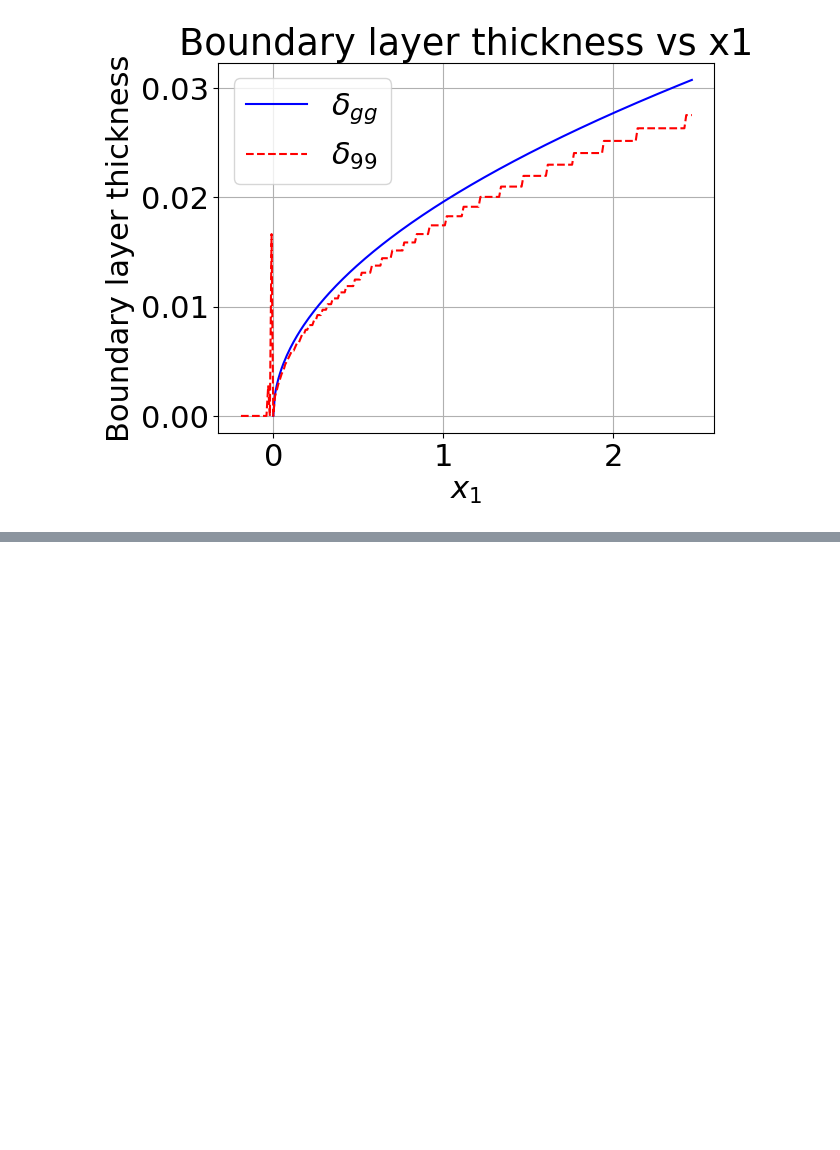
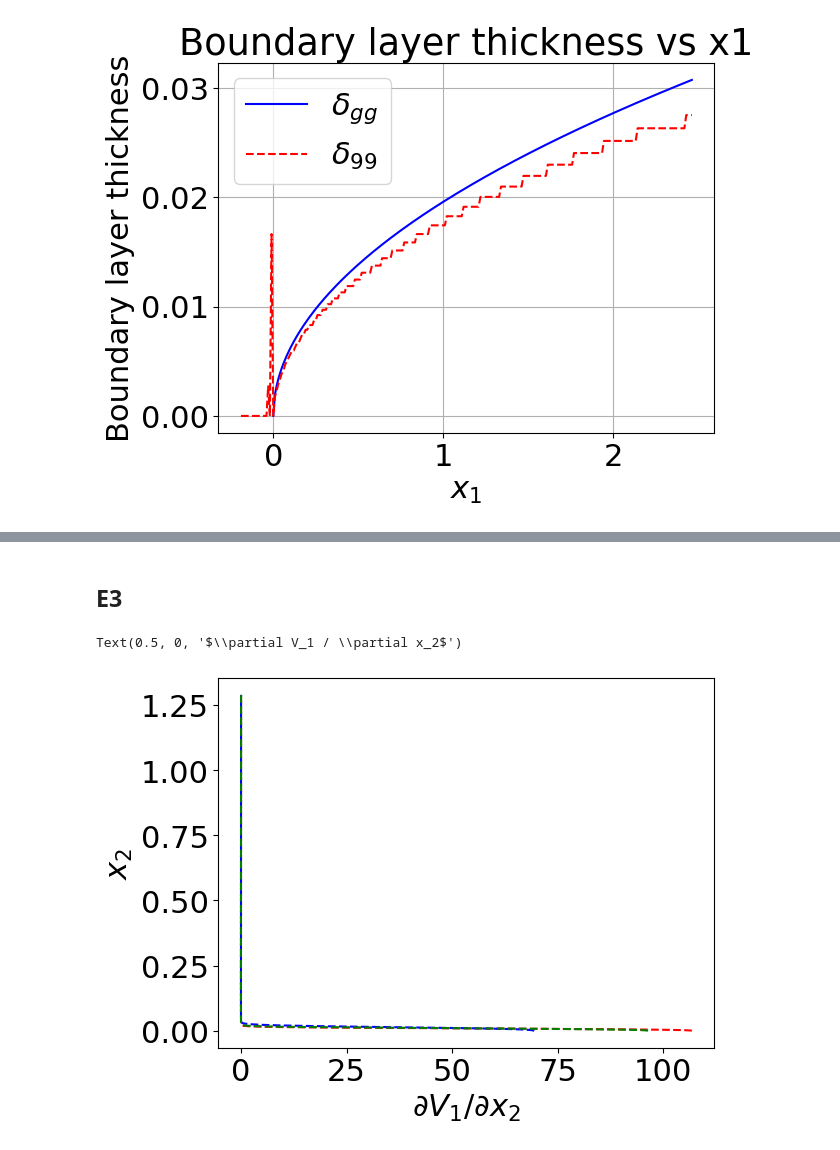
Before and after one commit to MartinStjernkvist/Applied-Mechanics, a Jupyter notebook: TME226/Assignment_1.ipynb, the cells around one changed output, grey strips where cells are left out. Saved outputs shown, nothing was run; the diff lists cells and outputs as text; code cells hidden in the pictures; blank space fills up the shorter version.

```diff
--- a/TME226/Assignment_1.ipynb
+++ b/TME226/Assignment_1.ipynb
@@ -244,3 +234,21 @@ i=1, Vinf_last=1.000e+00, max=1.000e+00
 i=2, Vinf_last=1.000e+00, max=1.000e+00
 i=3, Vinf_last=1.000e+00, max=1.000e+00
 i=4, Vinf_last=1.000e+00, max=1.000e+00
+# %% [markdown]
+## E3
+# %%
+i = 85
+gradient = np.gradient(v1_2d[i,:], x2_2d[i,:])
+plt.figure()
+plt.plot(gradient, x2_2d[i,:], 'r--')
+i = 170
+gradient = np.gradient(v1_2d[i,:], x2_2d[i,:])
+plt.plot(gradient, x2_2d[i,:], 'b--')
+i = 100
+gradient = np.gradient(v1_2d[i,:], x2_2d[i,:])
+plt.plot(gradient, x2_2d[i,:], 'g--')
+plt.ylabel('$x_2$')
+plt.xlabel('$\\partial V_1 / \\partial x_2$')
+# %% [output]
+Text(0.5, 0, '$\\partial V_1 / \\partial x_2$')
+[figure, added]
```
Also changed, not shown: parts of 5 cells of this notebook.
